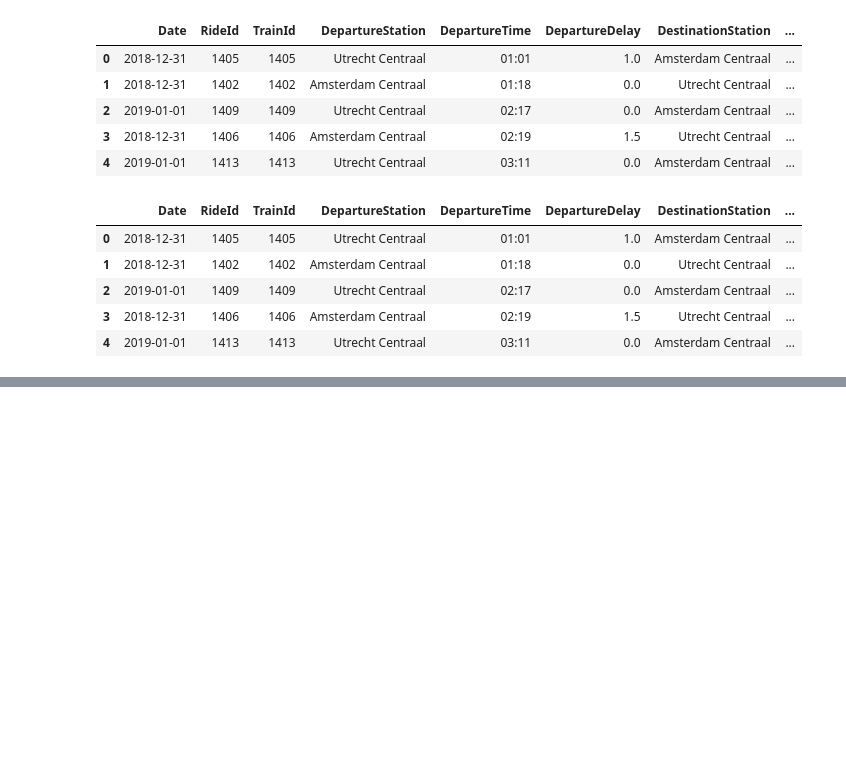
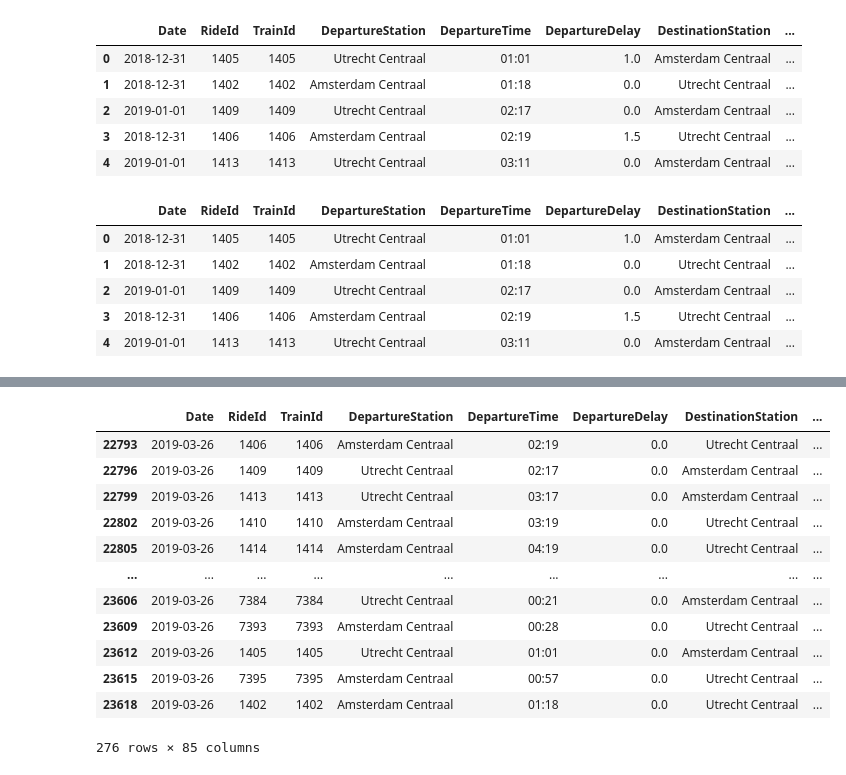
Before and after one commit to BondarencoM/DestinationStation, a Jupyter notebook: provisioning/Data_merge.ipynb, the cells around one changed output, grey strips where cells are left out. Drawn from its saved outputs; the diff is of its cells as text; code cells hidden in the pictures; blank space fills up the shorter version.

```diff
--- a/provisioning/Data_merge.ipynb
+++ b/provisioning/Data_merge.ipynb
@@ -218,0 +350,16 @@ df.to_csv('../assets/data/2019-UT-ASD-Full/2019-UT-ASD-scrapped.csv', index=None
+# %%
+df.loc[df['rdt_id'] == 26712]
+# %% [output]
+|  | Date | RideId | TrainId | DepartureStation | DepartureTime | DepartureDelay | DestinationStation | ... |
+| 22793 | 2019-03-26 | 1406 | 1406 | Amsterdam Centraal | 02:19 | 0.0 | Utrecht Centraal | ... |
+| 22796 | 2019-03-26 | 1409 | 1409 | Utrecht Centraal | 02:17 | 0.0 | Amsterdam Centraal | ... |
+| 22799 | 2019-03-26 | 1413 | 1413 | Utrecht Centraal | 03:17 | 0.0 | Amsterdam Centraal | ... |
+| 22802 | 2019-03-26 | 1410 | 1410 | Amsterdam Centraal | 03:19 | 0.0 | Utrecht Centraal | ... |
+| 22805 | 2019-03-26 | 1414 | 1414 | Amsterdam Centraal | 04:19 | 0.0 | Utrecht Centraal | ... |
+| ... | ... | ... | ... | ... | ... | ... | ... | ... |
+| 23606 | 2019-03-26 | 7384 | 7384 | Utrecht Centraal | 00:21 | 0.0 | Amsterdam Centraal | ... |
+| 23609 | 2019-03-26 | 7393 | 7393 | Amsterdam Centraal | 00:28 | 0.0 | Utrecht Centraal | ... |
+| 23612 | 2019-03-26 | 1405 | 1405 | Utrecht Centraal | 01:01 | 0.0 | Amsterdam Centraal | ... |
+| 23615 | 2019-03-26 | 7395 | 7395 | Amsterdam Centraal | 00:57 | 0.0 | Utrecht Centraal | ... |
+| 23618 | 2019-03-26 | 1402 | 1402 | Amsterdam Centraal | 01:18 | 0.0 | Utrecht Centraal | ... |
+276 rows × 85 columns
```
Also changed, not shown: parts of 25 cells of this notebook.
